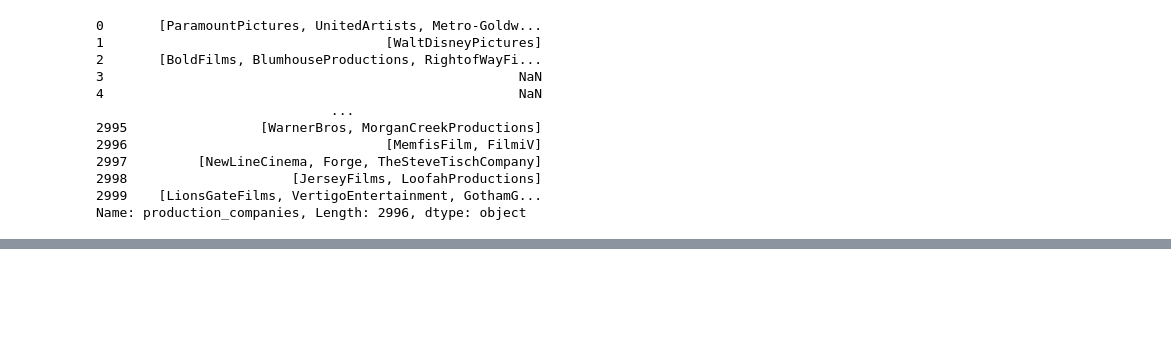
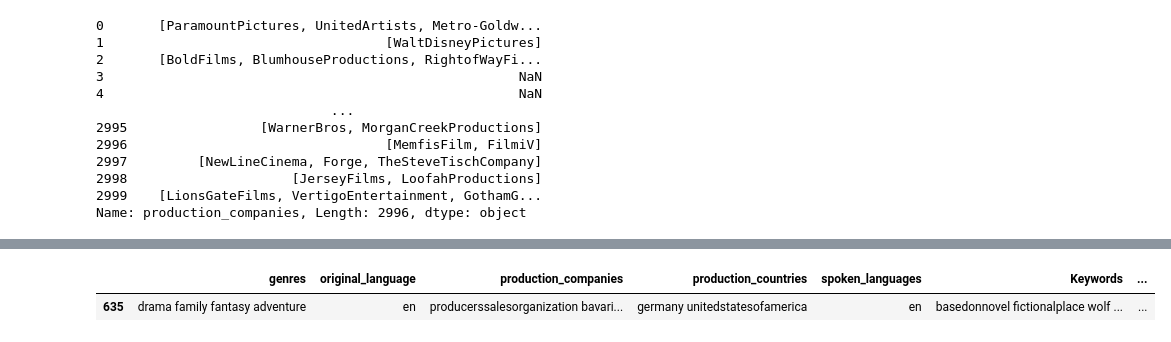
Before and after one commit to abdulvajid1/TMBD-MOVIE-REVENUE-PREDICTION, a Jupyter notebook: notebook.ipynb, the cells around one changed output, grey strips where cells are left out. Cells and saved outputs as stored; diff of their text form; code cells hidden in the pictures; blank space fills up the shorter version.

```diff
--- a/notebook.ipynb
+++ b/notebook.ipynb
@@ -233,0 +312,6 @@ df
+# %%
+# concat all the catogories
+df.select_dtypes('O').sample(1)
+# %% [output]
+|  | genres | original_language | production_companies | production_countries | spoken_languages | Keywords | ... |
+| 635 | drama family fantasy adventure | en | producerssalesorganization bavari... | germany unitedstatesofamerica | en | basedonnovel fictionalplace wolf ... | ... |
```
Also changed, not shown: parts of 26 cells of this notebook.
